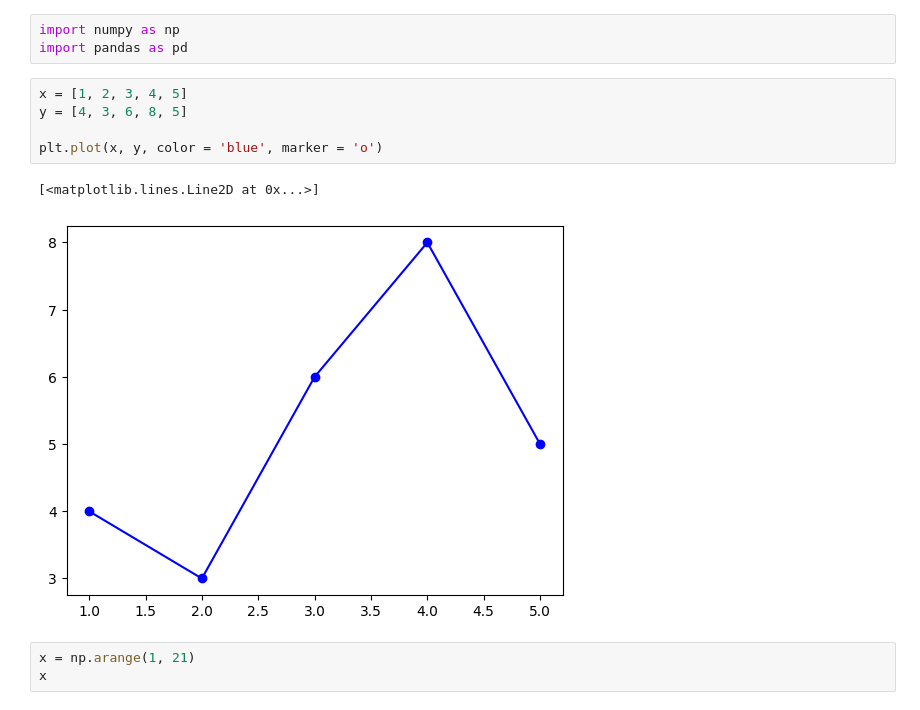
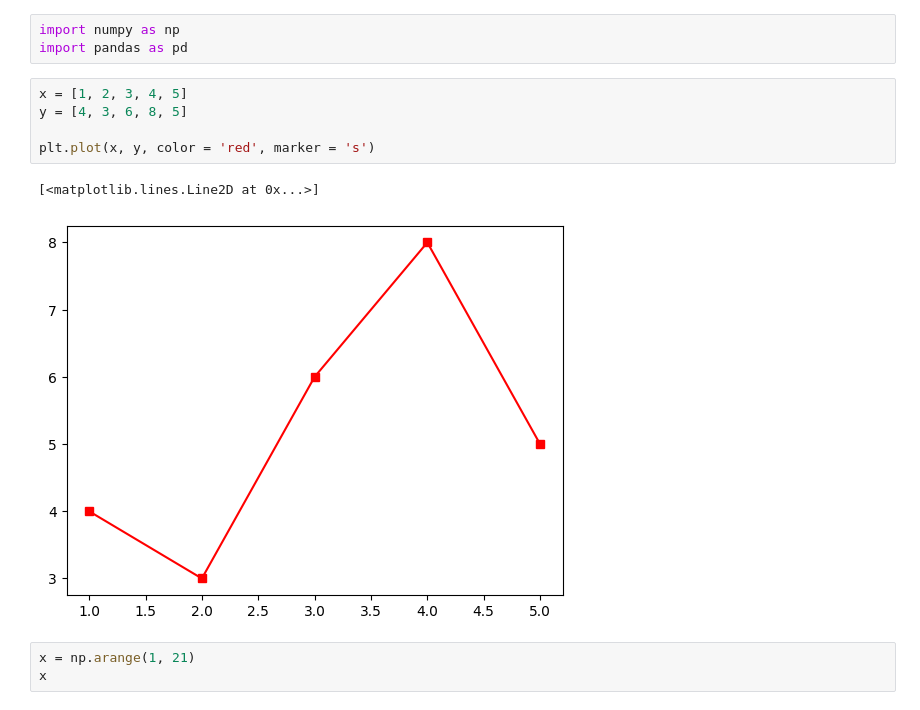
Before and after one commit to anees555/python-ml-training-arniko-college, a Jupyter notebook: Araniko_Morning/Visualization/matplotlib_01.ipynb, the cells around one changed output. Cells and saved outputs as stored; diff of their text form.

```diff
--- a/Araniko_Morning/Visualization/matplotlib_01.ipynb
+++ b/Araniko_Morning/Visualization/matplotlib_01.ipynb
@@ -8,11 +9,11 @@ import pandas as pd
 # %%
 x = [1, 2, 3, 4, 5]
 y = [4, 3, 6, 8, 5]
 
-plt.plot(x, y, color = 'blue', marker = 'o')
+plt.plot(x, y, color = 'red', marker = 's')
 # %% [output]
 [<matplotlib.lines.Line2D at 0x...>]
-[figure, old version]
+[figure, new version]
 # %%
 x = np.arange(1, 21)
 x
```
Also changed, not shown: parts of 28 cells of this notebook, 12 other files.
